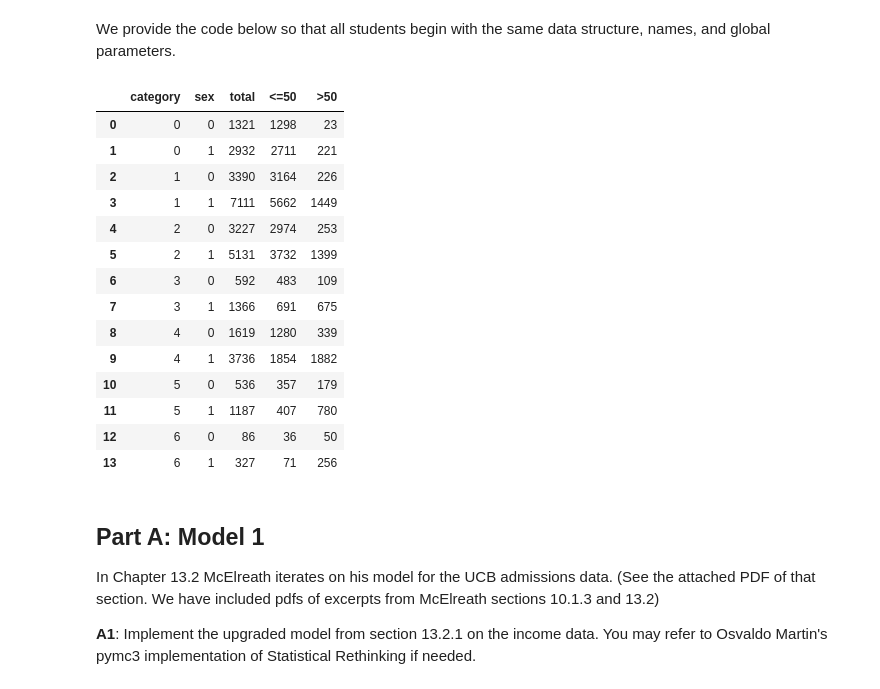
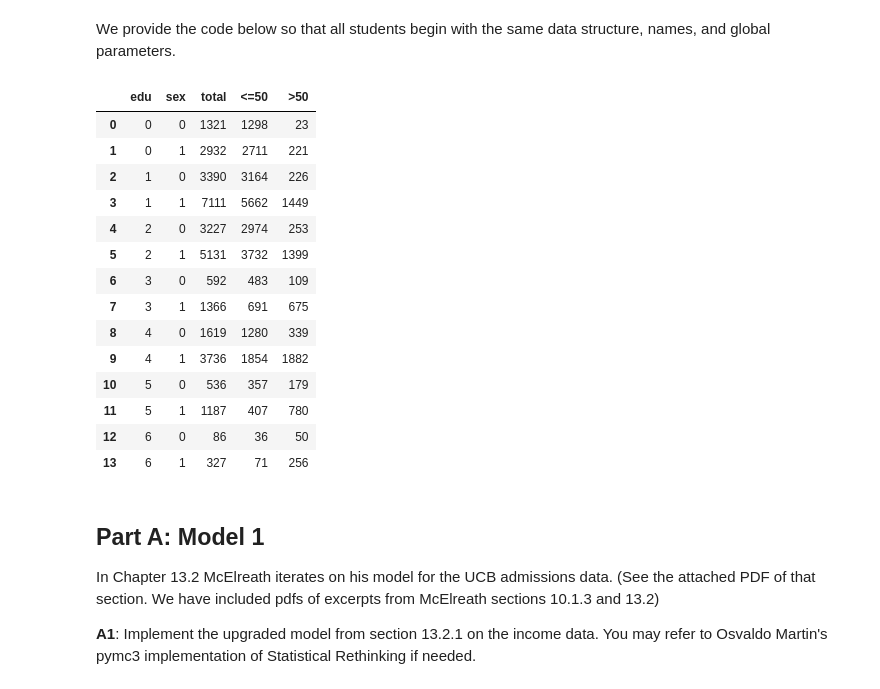
Before and after one commit to rshally/AM207, a Jupyter notebook: Final Exam/AM207_Final_2018.ipynb, the cells around one changed output. Drawn from its saved outputs; the diff is of its cells as text; code cells hidden in the pictures.

```diff
--- a/Final Exam/AM207_Final_2018.ipynb
+++ b/Final Exam/AM207_Final_2018.ipynb
@@ -43,31 +40,31 @@ import matplotlib.pyplot as plt
 # %%
 df = pd.read_csv('census_data.csv')
 df.head()
 
 cat_1 = ['11th', '7th-8th', '9th', '5th-6th', '10th', '1st-4th', 'Preschool', '12th']
 cat_2 = ['HS-grad']
 cat_3 = ['Some-college', 'Assoc-acdm']
 cat_4 = ['Assoc-voc', 'Prof-school']
 cat_5 = ['Bachelors']
 cat_6 = ['Masters']
 cat_7 = ['Doctorate']
 
 labels = ["Some HS", "HS Grad", "Some College", "Prof School", "Bachelors", "Masters", "Doctorate"]
 
 categories = [cat_1, cat_2, cat_3, cat_4, cat_5, cat_6, cat_7]
 dataset = []
 i = 1
 for cat in categories:
     filtered = df[df['edu'].isin(cat)]
     dataset.append((i, 0, len(filtered[filtered['sex'] == 'Female']), len(filtered[(filtered['sex'] == 'Female') & (filtered['earning'] == '<=50K')]), len(filtered[(filtered['sex'] == 'Female') & (filtered['earning'] == '>50K')])))
     dataset.append((i, 1, len(filtered[filtered['sex'] == 'Male']), len(filtered[(filtered['sex'] == 'Male') & (filtered['earning'] == '<=50K')]), len(filtered[(filtered['sex'] == 'Male') & (filtered['earning'] == '>50K')])))
     i += 1
 dataset = np.array(dataset)
-dataset = pd.DataFrame(dataset, columns=['category', 'sex', 'total', '<=50', '>50'])
-dataset['category'] = dataset['category']-1 #zero indexing
+dataset = pd.DataFrame(dataset, columns=['edu', 'sex', 'total', '<=50', '>50'])
+dataset['edu'] = dataset['edu']-1 #zero indexing
 dataset
 # %% [output]
-|  | category | sex | total | <=50 | >50 |
+|  | edu | sex | total | <=50 | >50 |
 | 0 | 0 | 0 | 1321 | 1298 | 23 |
 | 1 | 0 | 1 | 2932 | 2711 | 221 |
 | 2 | 1 | 0 | 3390 | 3164 | 226 |
```
Also changed, not shown: parts of 113 cells of this notebook, 5 other files.
